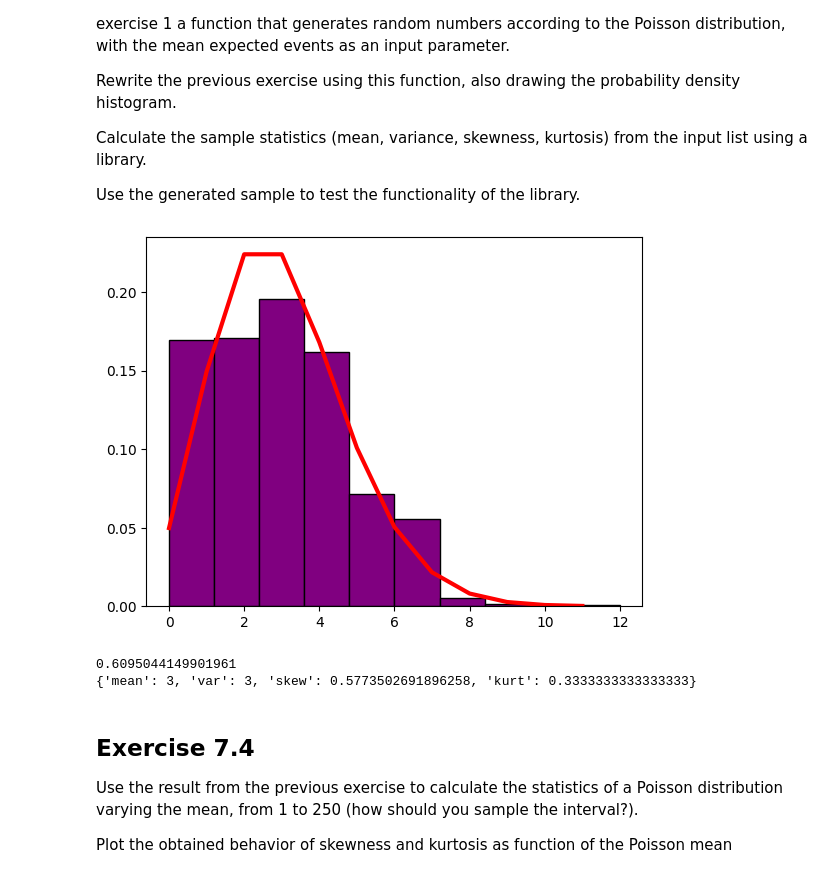
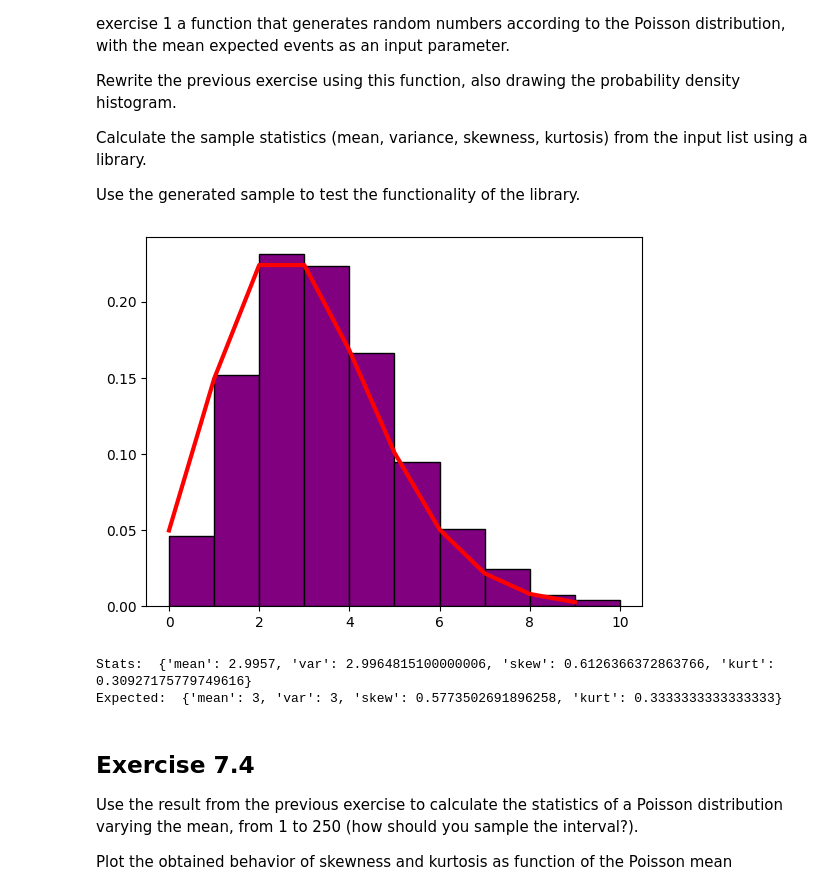
Before and after one commit to CarminatiGiovanni/LaboratorioCalcoloEStatistica, a Jupyter notebook: exercises_7_131123.ipynb, the cells around one changed output. Cells and saved outputs as stored; diff of their text form; code cells hidden in the pictures.

```diff
--- a/exercises_7_131123.ipynb
+++ b/exercises_7_131123.ipynb
@@ -60,20 +77,21 @@ Fill a histogram with the simulated counts for each experiment.
 # %%
 from scipy.stats import poisson
 import scipy as sc
-t0 = 5
-tM = 100
+# from mylib.radom_numbers import rand_expon
+t0 = 1
+tM = 10
 
 def experiment(tM):
     N = -1 # t = 0 is not a measurement
     while tM > 0:
         N += 1
-        tM -= rng.random_exponential_interval(t0)
+        tM -= rand_expon(t0)
     return N
 
 poissonX = np.array([experiment(tM) for _ in range(1000)])
 poisson_fix = poisson(tM/t0)
 X = np.arange(min(poissonX),max(poissonX))
-plt.hist(poissonX,edgecolor='black',color='lime',density=True)
+plt.hist(poissonX,edgecolor='black',color='tan',density=True,bins=sturges(1000))
 plt.plot(X,poisson_fix.pmf(X),color='red',linewidth=3)
 plt.plot()
 plt.show()
@@ -91,38 +109,49 @@ Use the generated sample to test the functionality of the library.
 # %%
 ## POISSON DISTRIBUTION FUNCTION GENERATOR
 
 def random_poisson(mu):
     tM = mu
     t0 = 1
     N = -1 # t = 0 is not a measurement
     while tM > 0:
         N += 1
-        tM -= rng.random_exponential_interval(t0)
+        tM -= rand_expon(t0)
     return N
 
-def poisson_stats(mu):
+def rand_poisson(mu, size = 1): # nella lib
+    def toy(mu):
+        N = -1
+        while mu>0:
+            N += 1
+            mu -= rand_expon(1)
+        return N
+    if size==1: return toy(mu)
+    else: return np.array([toy(mu) for _ in range(size)])
+
+def poisson_stats(X):
+    return {'mean':np.mean(X),'var':np.var(X),'skew':sc.stats.skew(X),'kurt':sc.stats.kurtosis(X)}
+
+def poisson_expected_stats(mu):
     return {'mean':mu,'var':mu,'skew':1/np.sqrt(mu),'kurt':1/mu}
 
 ## testing
 mu = 3
-H = np.array([random_poisson(mu) for _ in np.arange(1000)])
+# H = np.array([random_poisson(mu) for _ in np.arange(1000)])
+H = rand_poisson(mu, 10000)
 X = np.arange(min(H),max(H))
 Y = poisson.pmf(X,mu)
 
 plt.hist(H,edgecolor='black',color='purple',density=True)
 plt.plot(X,Y,color='red',linewidth=3)
 plt.plot()
 plt.show()
 
-# print(sc.stats.mean(H))
-# print(sc.stats.var(H))
-print(sc.stats.skew(H))
-print(sc.stats.kurtosis(H))
-print(poisson_stats(mu))
+print('Stats: ',poisson_stats(H))
+print('Expected: ',poisson_expected_stats(mu))
 # %% [output]
-[figure, old version]
+[figure, new version]
-0.6095044149901961
-{'mean': 3, 'var': 3, 'skew': 0.5773502691896258, 'kurt': 0.3333333333333333}
+Stats:  {'mean': 2.9957, 'var': 2.9964815100000006, 'skew': 0.6126366372863766, 'kurt': 0.30927175779749616}
+Expected:  {'mean': 3, 'var': 3, 'skew': 0.5773502691896258, 'kurt': 0.3333333333333333}
 # %% [markdown]
 ## Exercise 7.4
 Use the result from the previous exercise to calculate the statistics of a Poisson distribution varying the mean, from 1 to 250 (how should you sample the interval?).
```
Also changed, not shown: parts of 6 cells of this notebook, 1 other file.
